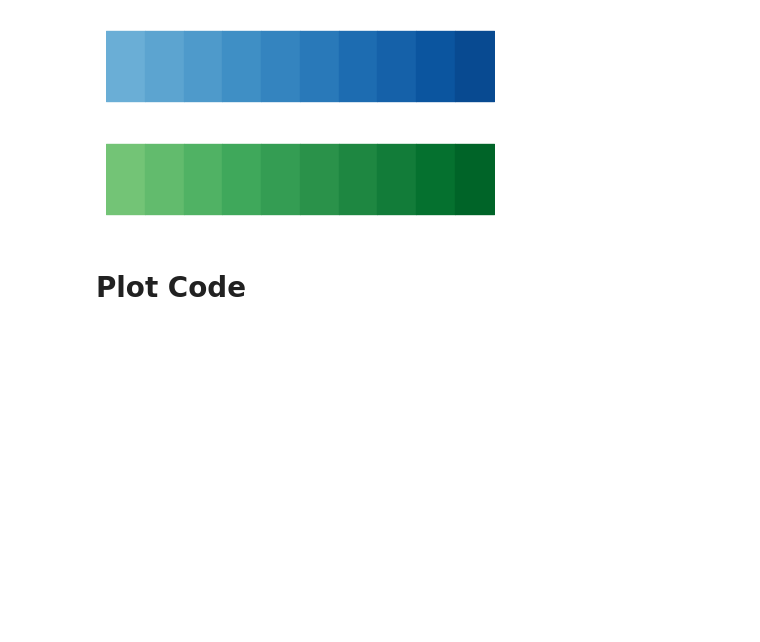
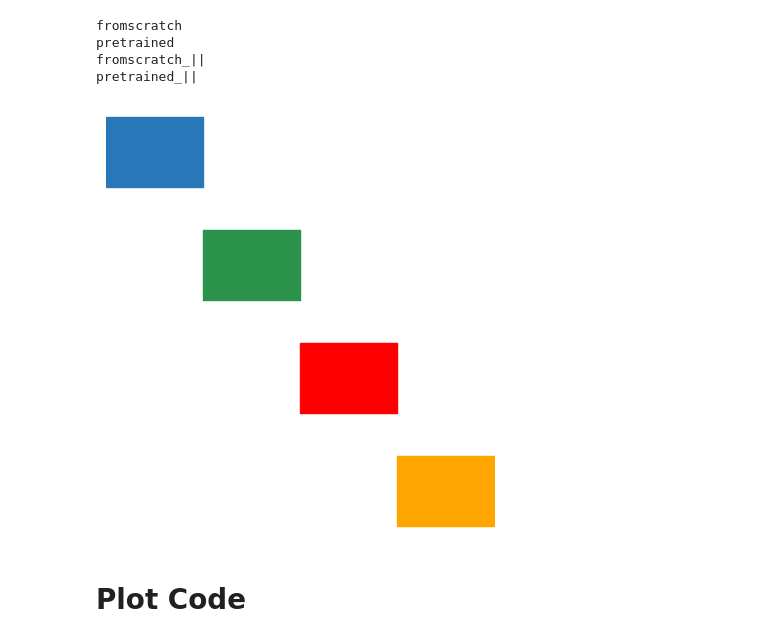
Before and after one commit to ViniciusMikuni/H1Unfold, a Jupyter notebook: plots/Plot_Features_StepEnsembles.ipynb, the cells around one changed output. Saved outputs shown, nothing was run; the diff lists cells and outputs as text; code cells hidden in the pictures; blank space fills up the shorter version.

```diff
--- a/plots/Plot_Features_StepEnsembles.ipynb
+++ b/plots/Plot_Features_StepEnsembles.ipynb
@@ -4,40 +4,53 @@ import numpy as np
 import matplotlib.pyplot as plt
 import matplotlib.gridspec as gridspec
 # %%
-N_Ensemble = 10
+N_Ensemble = 10  #Currently placeholdef for FULL PASSES (5 ensembles each)
 par_dir = "/global/cfs/cdirs/m3246/twamorka/H1Unfold_Vinny/H1Unfold/plots/" #dir for Tanvi's parallel ensembles
 #main_dir = "H1_Feb_Seed1234_emaGetSetWeighs_archL61_closure_ITER4/"
 run = 'H1_Feb_Seed1234_emaGetSetWeighs_archL61'
 run += '_closure'
 #labels = {'fromscratch':'Baseline', 'pretrained':'PreTrained','finetuned':'Finetuned',}
-labels = {'fromscratch':'Baseline', 'pretrained':'PreTrained'}
-#labels = {'fromscratch':'Baseline'}
-#labels = {'pretrained':'PreTrained'}
-
-
-#par_colors = plt.get_cmap('autumn')(np.linspace(0.8, 0., N_Ensemble))
-#step_colors = plt.get_cmap('winter')(np.linspace(0., .8, N_Ensemble))
-#scratch_colors = plt.get_cmap('cool')(np.linspace(0.5, 1, N_Ensemble))
-#color_maps = [par_colors, step_colors, scratch_colors]
+labels = {'fromscratch':'Step Baseline', 'pretrained':'Step Pre-trained'}
+labels['fromscratch_||'] = 'Parallel Baseline'
+labels['pretrained_||'] = 'Parallel Pre-trained'
 
 color_maps = ["Blues","Reds","Greens"]
 color_maps = ["Reds", "Greens", "Blues"]
-color_maps = ['Blues', 'Greens']
-marker_list= ['o','P','^']
+color_maps = ['Blues', 'Greens', "Red", ]
+marker_list= ['d','P','o', '>']
+color_list = ['#2878B9', '#2a924a', 'Red', 'Orange']
 
 markers = {}
-for i,key in enumerate(labels.keys()):
+for i,key in enumerate(labels.values()):
     markers[key] = marker_list[i]
 
+
 colors = {}
-for key, c in zip(labels.keys(), color_maps):
-    colors[key] = plt.get_cmap(c)(np.linspace(0.5, 0.9, N_Ensemble))
+for i,key in enumerate(labels.keys()):
+    print(key)
+    colors[key] = color_list[i]
 
-for key in colors:
+for i, key in enumerate(colors.keys()):
     plt.figure(figsize=(5, 1))
-    [plt.fill_between([i, i+1], 0, 1, color=c) for i, c in enumerate(colors[key])]
-    plt.xlim(0, N_Ensemble)
+    plt.fill_between([i, i+1], 0, 1, color=colors[key])
+    plt.xlim(0, 4)
     plt.axis('off')
+
+#colors = {}
+#for key, c in zip(labels.keys(), color_maps):
+#    colors[key] = plt.get_cmap(c)(np.linspace(0.5, 0.9, N_Ensemble))
+
+#for key in colors:
+#    plt.figure(figsize=(5, 1))
+#    [plt.fill_between([i, i+1], 0, 1, color=c) for i, c in enumerate(colors[key])]
+#    plt.xlim(0, N_Ensemble)
+#    plt.axis('off')
 # %% [output]
+fromscratch
+pretrained
+fromscratch_||
+pretrained_||
-[figure, old version]
+[figure, new version]
-[figure, old version]
+[figure, new version]
+[figure, added]
+[figure, added]
```
Also changed, not shown: parts of 6 cells of this notebook.
